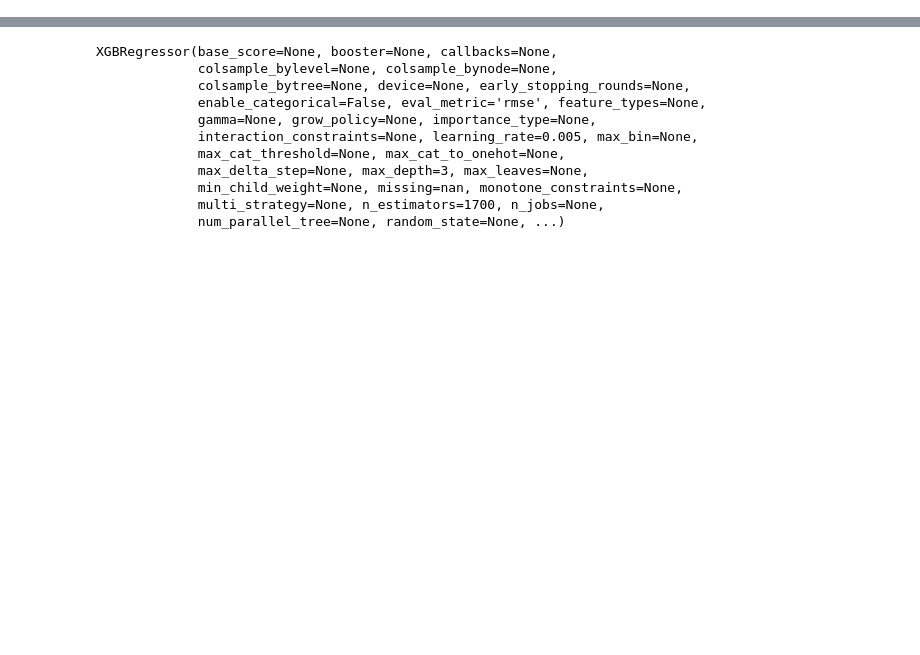
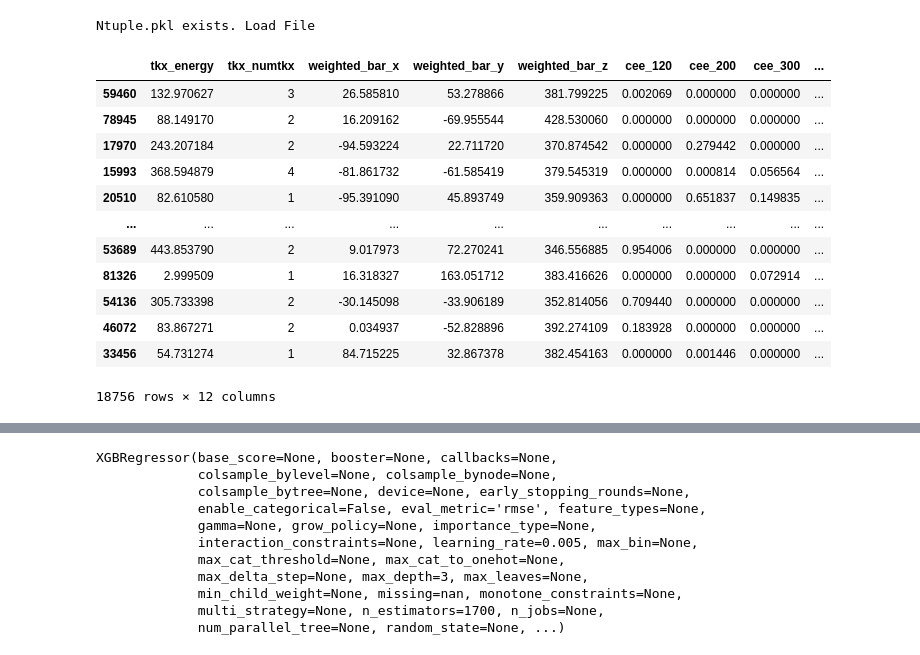
Before and after one commit to mnmat/Patatrack15, a Jupyter notebook: training.ipynb, the cells around one changed output, grey strips where cells are left out. Drawn from its saved outputs; the diff is of its cells as text; code cells hidden in the pictures; blank space fills up the shorter version.

```diff
--- a/training.ipynb
+++ b/training.ipynb
@@ -9,6 +10,42 @@ from Validation.Validation import doFullValidation
 
 # TODO: automatically create or load depending if pkl format exists
 # Add output pickle file to data folder
-#
-d = Preprocessor.loadNtuple("test.pkl")
+
+def getPickleFile(directory_path):
+    files = os.listdir(directory_path)
+    for file in files:
+        if file.endswith(".pkl"):
+            return file
+    return False
+
+
+path = "data/SamplesV2/CloseByPion/histo"
+file = getPickleFile(path)
+if file:
+    print("%s exists. Load File"%file)
+    d = Preprocessor.loadNtuple(os.path.join(path,file))
+else:
+    file = "Ntuple.pkl"
+    print("%s doesn't exist. Create File"%file)
+    preprocessor = Preprocessor(path)
+    preprocessor.saveToPickle(os.path.join(path,file))
+    d = Preprocessor.loadNtuple(os.path.join(path,file))
 X_train, y_train, X_test, y_test = create_split(d)
+# %% [output]
+Ntuple.pkl exists. Load File
+# %%
+X_test
+# %% [output]
+|  | tkx_energy | tkx_numtkx | weighted_bar_x | weighted_bar_y | weighted_bar_z | cee_120 | cee_200 | cee_300 | ... |
+| 59460 | 132.970627 | 3 | 26.585810 | 53.278866 | 381.799225 | 0.002069 | 0.000000 | 0.000000 | ... |
+| 78945 | 88.149170 | 2 | 16.209162 | -69.955544 | 428.530060 | 0.000000 | 0.000000 | 0.000000 | ... |
+| 17970 | 243.207184 | 2 | -94.593224 | 22.711720 | 370.874542 | 0.000000 | 0.279442 | 0.000000 | ... |
+| 15993 | 368.594879 | 4 | -81.861732 | -61.585419 | 379.545319 | 0.000000 | 0.000814 | 0.056564 | ... |
+| 20510 | 82.610580 | 1 | -95.391090 | 45.893749 | 359.909363 | 0.000000 | 0.651837 | 0.149835 | ... |
+| ... | ... | ... | ... | ... | ... | ... | ... | ... | ... |
+| 53689 | 443.853790 | 2 | 9.017973 | 72.270241 | 346.556885 | 0.954006 | 0.000000 | 0.000000 | ... |
+| 81326 | 2.999509 | 1 | 16.318327 | 163.051712 | 383.416626 | 0.000000 | 0.000000 | 0.072914 | ... |
+| 54136 | 305.733398 | 2 | -30.145098 | -33.906189 | 352.814056 | 0.709440 | 0.000000 | 0.000000 | ... |
+| 46072 | 83.867271 | 2 | 0.034937 | -52.828896 | 392.274109 | 0.183928 | 0.000000 | 0.000000 | ... |
+| 33456 | 54.731274 | 1 | 84.715225 | 32.867378 | 382.454163 | 0.000000 | 0.001446 | 0.000000 | ... |
+18756 rows × 12 columns
```
Also changed, not shown: parts of 4 cells of this notebook, 4 other files.
